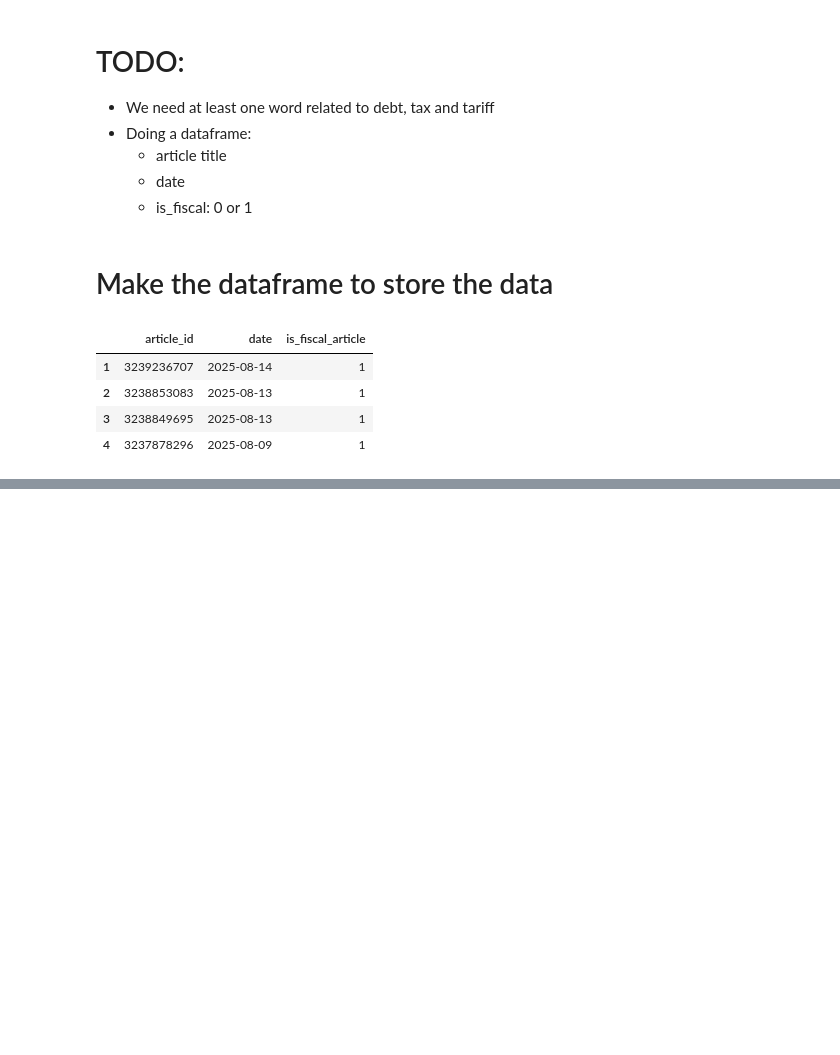
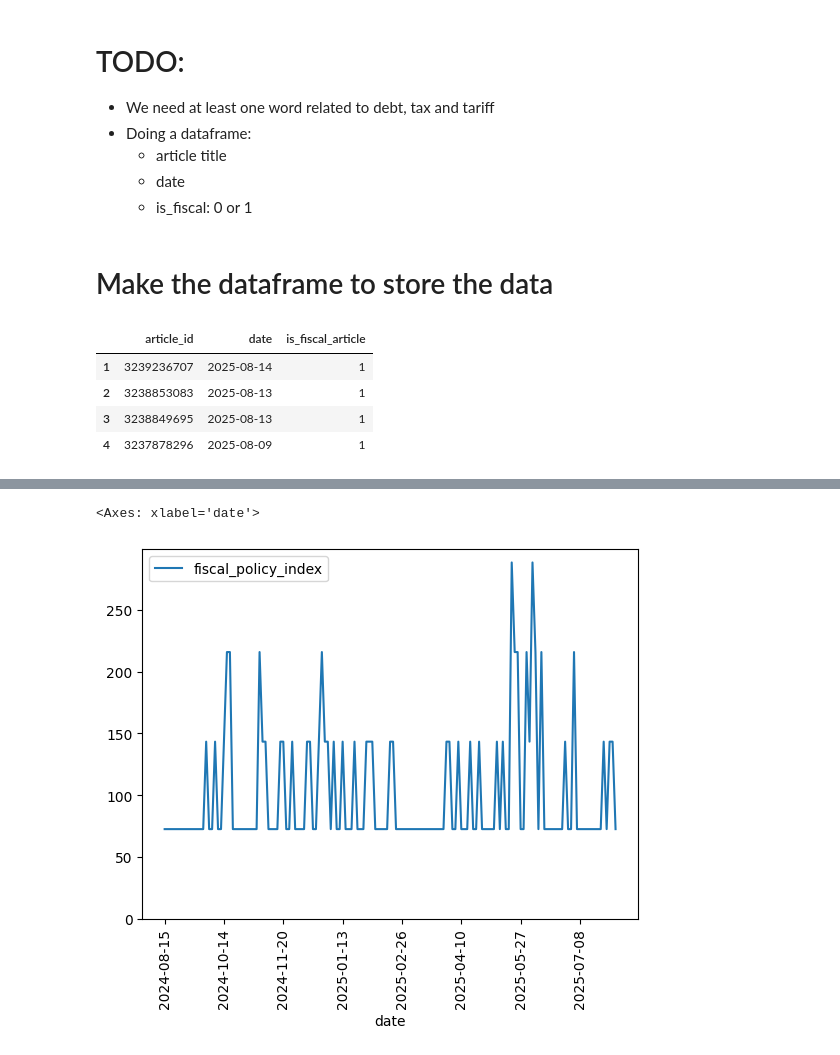
Before and after one commit to UWA-DS-11/capstone-project-11, a Jupyter notebook: fiscal_policy_index/pdf_extraction.ipynb, the cells around one changed output, grey strips where cells are left out. Saved outputs shown, nothing was run; the diff lists cells and outputs as text; code cells hidden in the pictures; blank space fills up the shorter version.

Commit message:
fiscal policy index calculated, plotted one visual to see the index

```diff
--- a/fiscal_policy_index/pdf_extraction.ipynb
+++ b/fiscal_policy_index/pdf_extraction.ipynb
@@ -365,0 +389,4 @@ full_pipeline("ProQuestDocuments-2025-08-16_1_fiscalpolicy_last12.pdf").to_csv("
+# %%
+# count number of fiscal articles per day
+fiscal_policy_index=fiscal_article_df[['date', 'is_fiscal_article']].groupby(by="date").sum().reset_index()
+#fiscal_policy_index=fiscal_article_df['date'].
@@ -365,0 +408,14 @@ full_pipeline("ProQuestDocuments-2025-08-16_1_fiscalpolicy_last12.pdf").to_csv("
+# %%
+# rate of fiscle articles per day
+fiscal_policy_index['rate']=round(fiscal_policy_index['is_fiscal_article']/240,4)
+# %%
+# calculate the base mean
+average_rate=fiscal_policy_index['rate'].mean()
+# %%
+# calculate the fiscal policy index
+fiscal_policy_index["fiscal_policy_index"]=round((fiscal_policy_index['rate']/average_rate)*100,4)
+# %%
+fiscal_policy_index.plot(x='date', y='fiscal_policy_index', yticks=range(0,300,50), kind='line', rot=90)
+# %% [output]
+<Axes: xlabel='date'>
+[figure, added]
```
Also changed, not shown: parts of 6 cells of this notebook.
